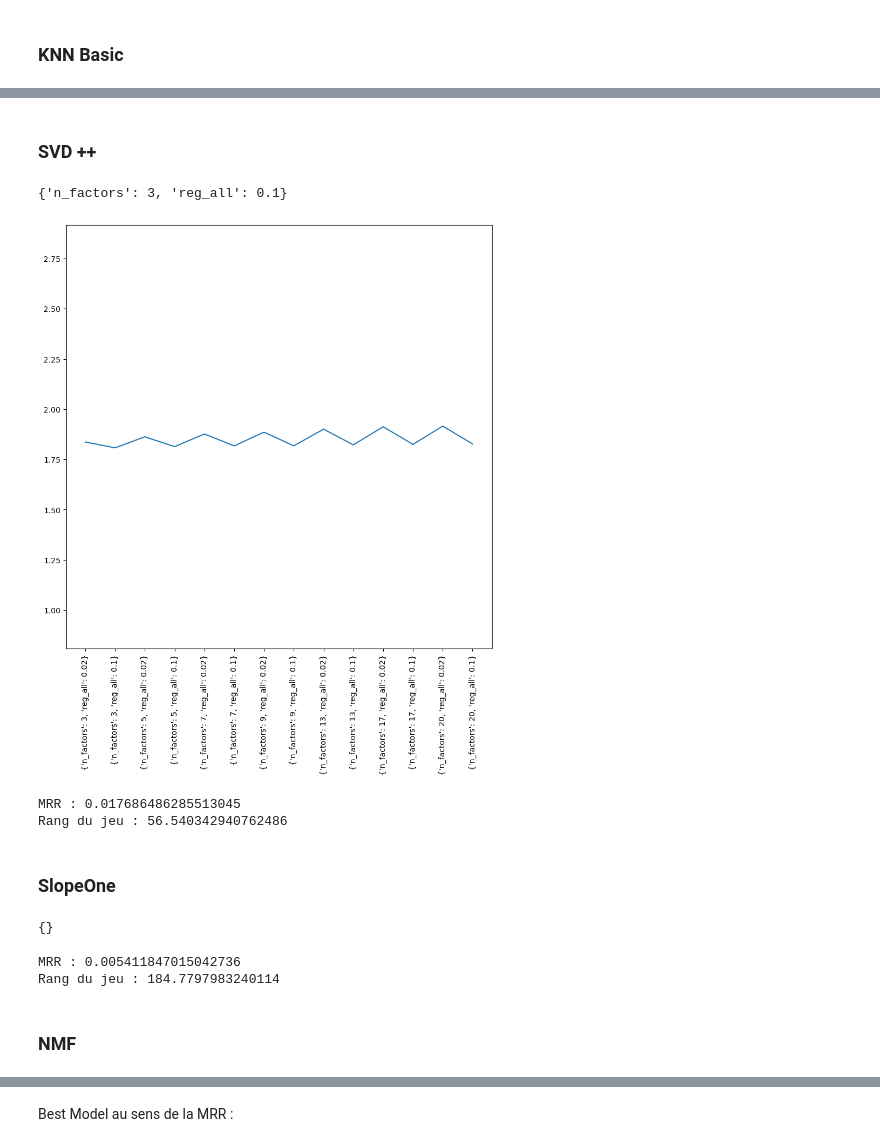
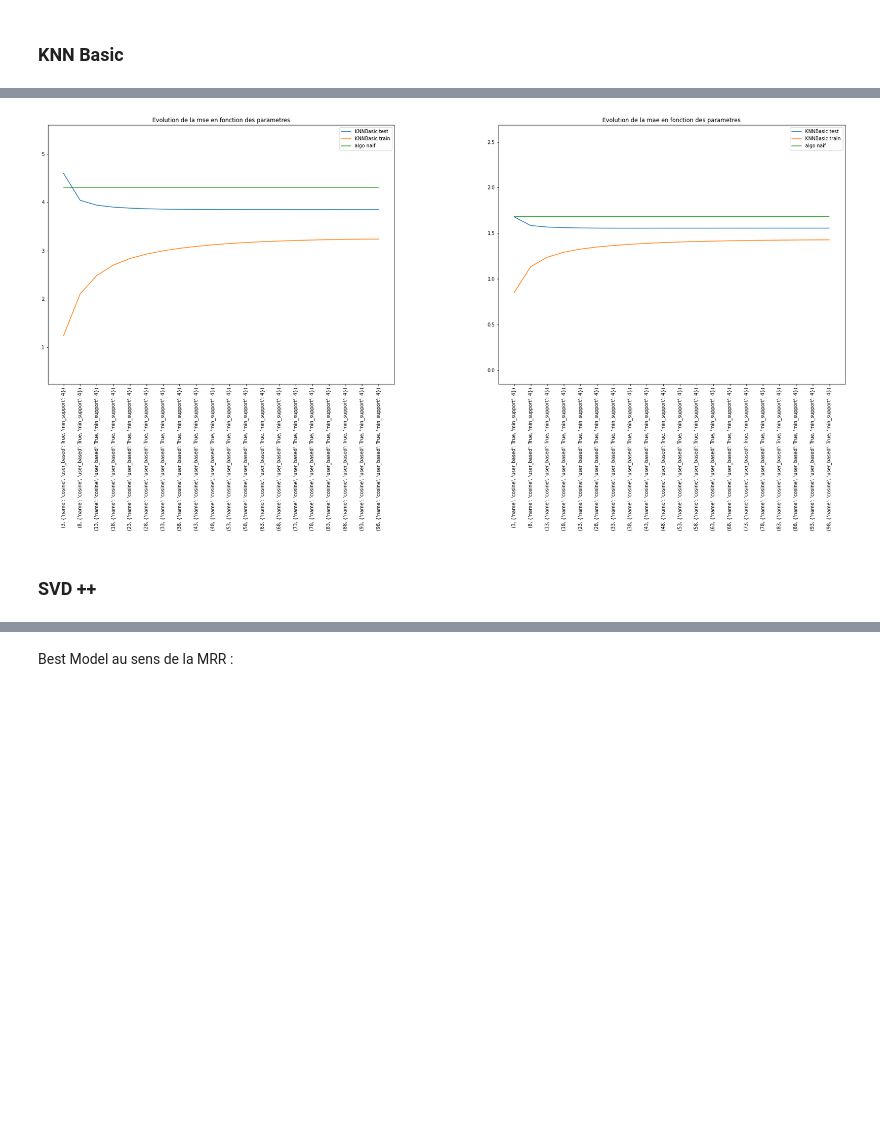
Before and after one commit to Amayas29/review-analysis, a Jupyter notebook: src/6_filtrage_colaboratif.ipynb, the cells around one changed output, grey strips where cells are left out. Saved outputs shown, nothing was run; the diff lists cells and outputs as text; code cells hidden in the pictures; blank space fills up the shorter version.

```diff
--- a/src/6_filtrage_colaboratif.ipynb
+++ b/src/6_filtrage_colaboratif.ipynb
@@ -430,12 +431,13 @@ model_optim(SVD, param_grid, data)
 sim_options = {
     "name": "cosine",
     "user_based": True,
+    "min_support": 4,
 }
 
 param_grid = {
-    "k": list(range(3, 30, 2)),
+    "k": list(range(3, 100, 5)),
     "sim_options": [sim_options],
 }
 
-model_optim(KNNBasic, param_grid, data, knn=True)
+model_optim(KNNBasic, param_grid, data)
 # %% [output]
@@ -443,27 +450,3 @@ TypeError: model_optim() got an unexpected keyword argument 'knn'
+[figure, added]
 # %% [markdown]
 ### SVD ++
-# %%
-param_grid = {
-    "n_factors": [3,5,7,9,13,17,20],
-    "reg_all": [0.02, 0.1],
-}
-
-svdpp = prediction.gs_pred(dict_data, SVDpp, param_grid, rmse_naif)
-# %% [output]
-{'n_factors': 3, 'reg_all': 0.1}
-[figure, removed]
-MRR : 0.017686486285513045
-Rang du jeu : 56.540342940762486
-# %% [markdown]
-### SlopeOne
-# %%
-param_grid = {
-}
-
-slopeone = prediction.gs_pred(dict_data, SlopeOne, param_grid, rmse_naif, plot=False)
-# %% [output]
-{}
-MRR : 0.005411847015042736
-Rang du jeu : 184.7797983240114
-# %% [markdown]
-### NMF
```
Also changed, not shown: parts of 17 cells of this notebook.
